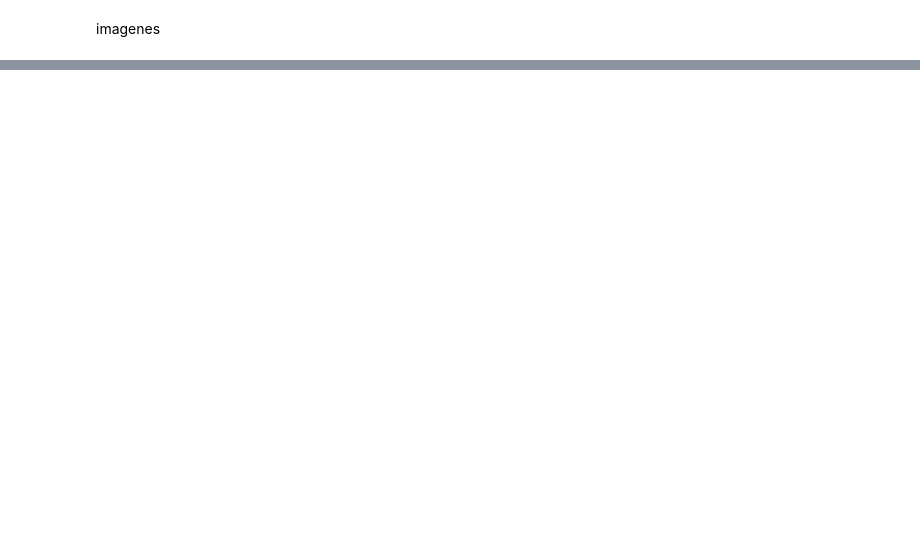
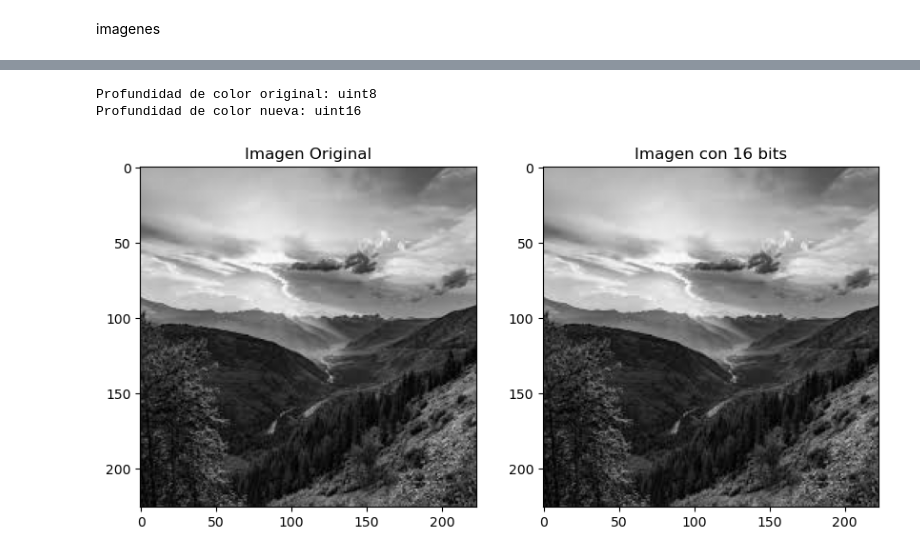
Before and after one commit to marcos7-eri/pdi, a Jupyter notebook: clase2.ipynb, the cells around one changed output, grey strips where cells are left out. Saved outputs shown, nothing was run; the diff lists cells and outputs as text; code cells hidden in the pictures; blank space fills up the shorter version.

```diff
--- a/clase2.ipynb
+++ b/clase2.ipynb
@@ -27,0 +53,17 @@ ModuleNotFoundError: No module named 'cv2'
+# %%
+import cv2
+import matplotlib.pyplot as plt
+import numpy as np
+plt.rcParams['figure.figsize'] = [10, 5]
+size_imagen=100
+R=np.ones((size_imagen,size_imagen))*225
+G=np.ones((size_imagen, size_imagen))*128
+B=np.ones((size_imagen, size_imagen))*0
+
+imagen=np.dstack((R,G,B))
+imagen=np.array(imagen,dtype=int)
+
+plt.figure()
+plt.imshow(imagen)
+plt.title('imagen de color: naranja')
+plt.show()
@@ -27,0 +72,29 @@ ModuleNotFoundError: No module named 'cv2'
+# %%
+import cv2
+import matplotlib.pyplot as plt
+import numpy as np
+img = cv2.imread('image.jpg', cv2.IMREAD_GRAYSCALE)
+#VALORES INICIALES DE PROFUNDIDAD DE COLOR
+original=img.dtype
+#transformando img a 16 bits
+img16bits= np.uint16(img)
+img_new=img16bits.dtype
+print(f'Profundidad de color original: {original}')
+print(f'Profundidad de color nueva: {img_new}')
+
+plt.figure(figsize=(10,5))
+plt.subplot(1,2,1)
+plt.imshow(img, cmap='gray')
+plt.title('Imagen Original')
+
+plt.subplot(1,2,2)
+plt.imshow(img, cmap='gray')
+plt.title('Imagen con 16 bits')
+
+
+cv2.imwrite('imagen_16bits.jpg', img16bits)
+plt.imsave('imagen_nueva_16bits1.jpg', img16bits, cmap='gray')
+# %% [output]
+Profundidad de color original: uint8
+Profundidad de color nueva: uint16
+[figure, added]
```
Also changed, not shown: parts of 9 cells of this notebook, 4 other files.
